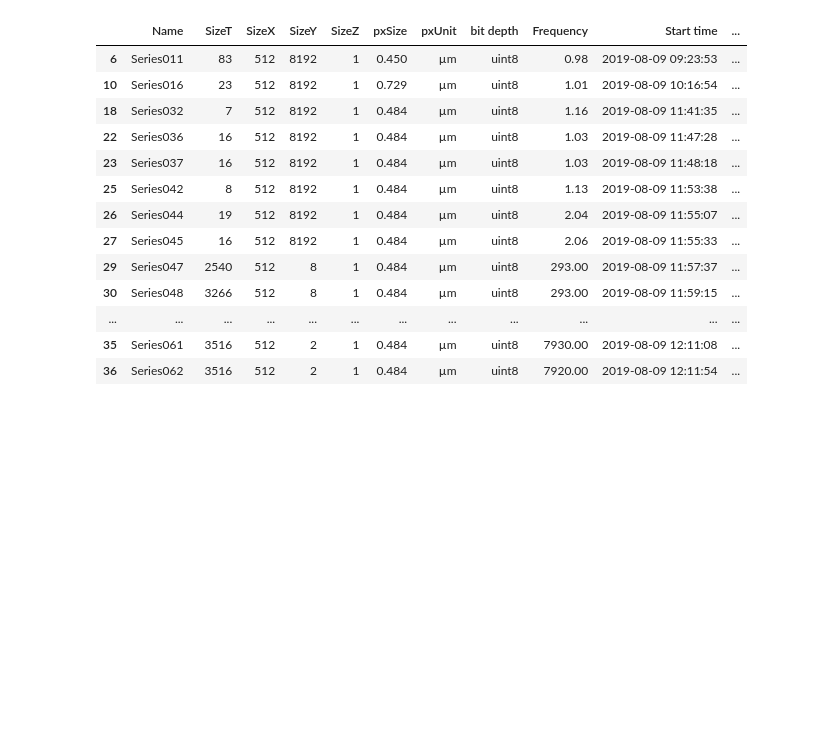
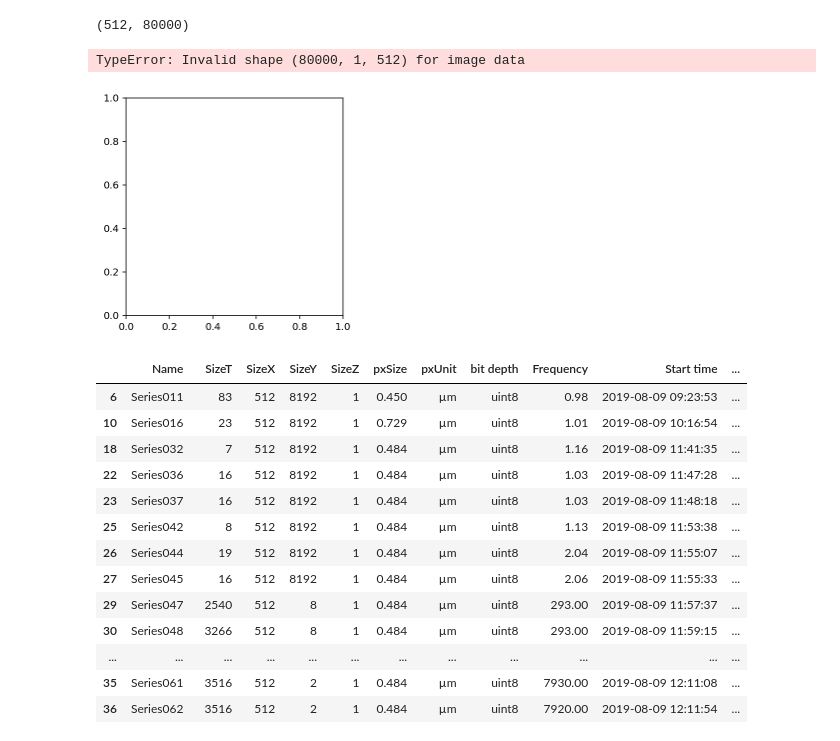
Before and after one commit to szarma/Physio_Ca, a Jupyter notebook: notebooks/LineScanner.ipynb, the cells around one changed output. Cells and saved outputs as stored; diff of their text form; code cells hidden in the pictures; blank space fills up the shorter version.

```diff
--- a/notebooks/LineScanner.ipynb
+++ b/notebooks/LineScanner.ipynb
@@ -40,0 +59,4 @@ from islets.Recording import Recording, saveMovie, parse_leica
+# %%
+data.shape
+# %% [output]
+(512, 80000)
@@ -41,3 +75,8 @@ from islets.Recording import Recording, saveMovie, parse_leica
+# %%
+plt.imshow()
+# %% [output]
+TypeError: Invalid shape (80000, 1, 512) for image data
+[figure, added]
 # %%
 folder = "/data/Sandra/2019/2019_08_09/"
 # %%
```
Also changed, not shown: parts of 13 cells of this notebook.
